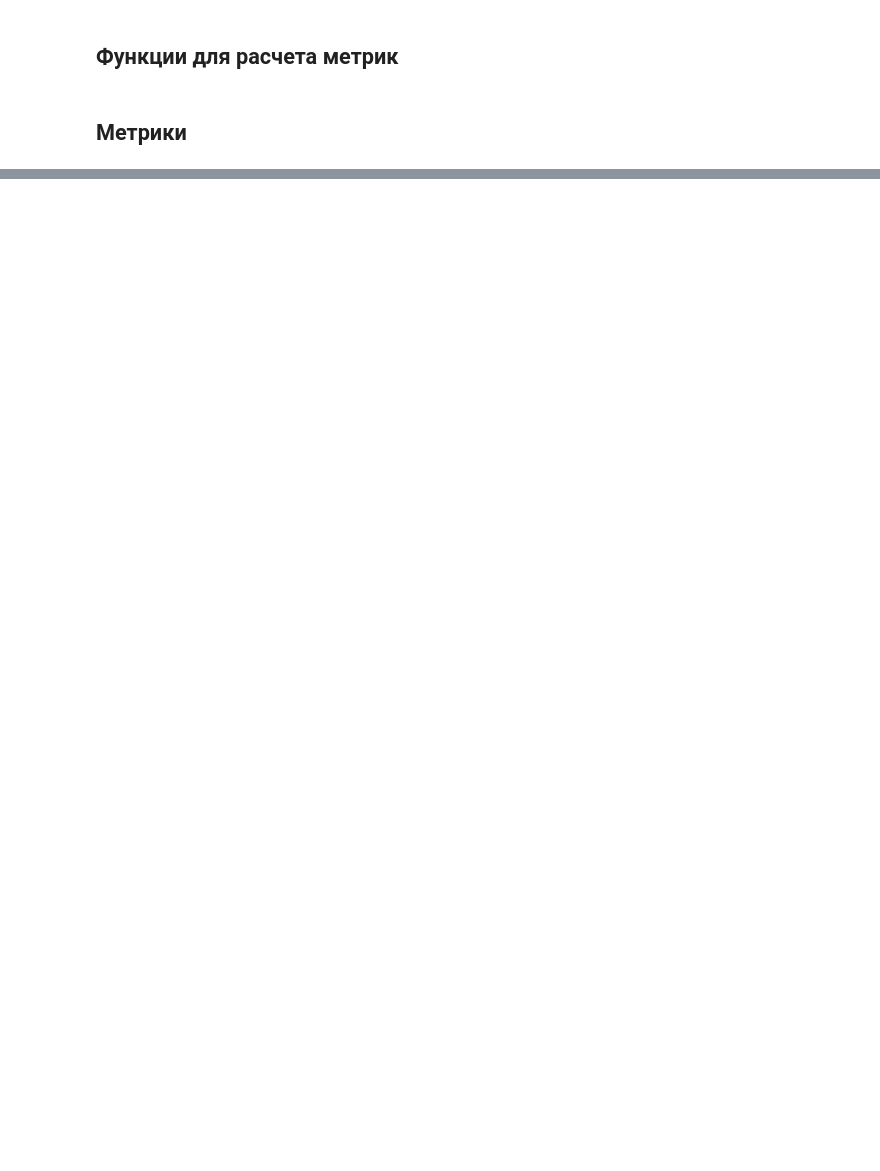
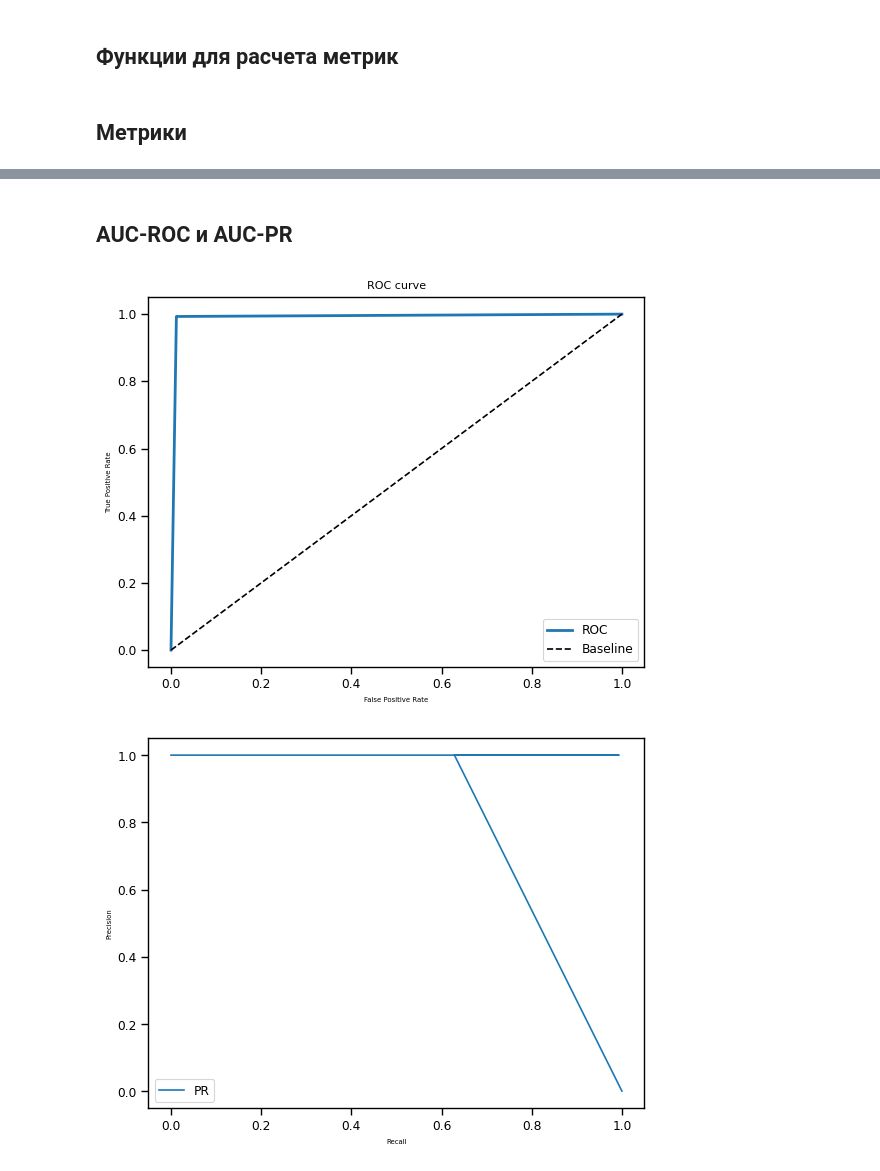
Before and after one commit to ColdDirol/ITMO, a Jupyter notebook: 5 semester/Системы искусственного интеллекта/LAB5/lab5.ipynb, the cells around one changed output, grey strips where cells are left out. Saved outputs shown, nothing was run; the diff lists cells and outputs as text; code cells hidden in the pictures; blank space fills up the shorter version.

```diff
--- a/5 semester/Системы искусственного интеллекта/LAB5/lab5.ipynb
+++ b/5 semester/Системы искусственного интеллекта/LAB5/lab5.ipynb
@@ -266,6 +280,12 @@ def precision(cm):
 
 def recall(cm):
     return cm[1][1] / (cm[1][1] + cm[1][0]) if (cm[1][1] + cm[1][0]) != 0 else 0
+
+def tpr(cm):
+    return recall(cm)
+
+def fpr(cm):
+    return cm[1][0] / (cm[1][0] + cm[0][0])
 # %% [markdown]
 ## Метрики
 # %%
@@ -280,0 +301,48 @@ Recall (правильно идентифицированы моделью): 0.9
+# %% [markdown]
+## AUC-ROC и AUC-PR
+# %%
+def confusion_matrix_proba(y_pred_proba, true_y, threshold):
+    matrix = np.zeros((2, 2))
+    for pred_prob, true in zip(y_pred_proba, true_y):
+        pred = 1 if pred_prob >= threshold else 0
+        true = 1 if true == 1 else 0
+        matrix[pred][true] += 1
+    return matrix
+
+
+def auc_roc_plot(y_pred_proba):
+    tpr_arr = []
+    fpr_arr = []
+    for th in np.arange(0.01, 1, 0.01):  # шаг уменьшается
+        conf = confusion_matrix_proba(y_pred_proba, y_test, th)
+        tpr_arr.append(tpr(conf))
+        fpr_arr.append(fpr(conf))
+    plt.plot([0] + fpr_arr + [1], [0] + tpr_arr + [1], lw=2, label='ROC')
+    plt.plot(np.linspace(0, 1, 100), np.linspace(0, 1, 100), 'k--', label='Baseline')
+    plt.title('ROC curve')
+    plt.xlabel('False Positive Rate')
+    plt.ylabel('True Positive Rate')
+    plt.legend()
+    plt.show()
+
+auc_roc_plot(y_pred)
+
+
+def auc_pr_plot(y_pred_proba):
+  p = []
+  r = []
+
+  for th in np.arange(0, 1, 0.01):
+    conf = confusion_matrix_proba(y_pred_proba, y_test, th)
+    p.append(precision(conf))
+    r.append(recall(conf))
+
+  plt.plot([1] + r + [0], [0] + p + [1], label='PR')
+  plt.xlabel('Recall')
+  plt.ylabel('Precision')
+  plt.legend()
+
+auc_pr_plot(y_pred)
+# %% [output]
+[figure, added]
+[figure, added]
```
Also changed, not shown: parts of 5 cells of this notebook, 1 other file.
